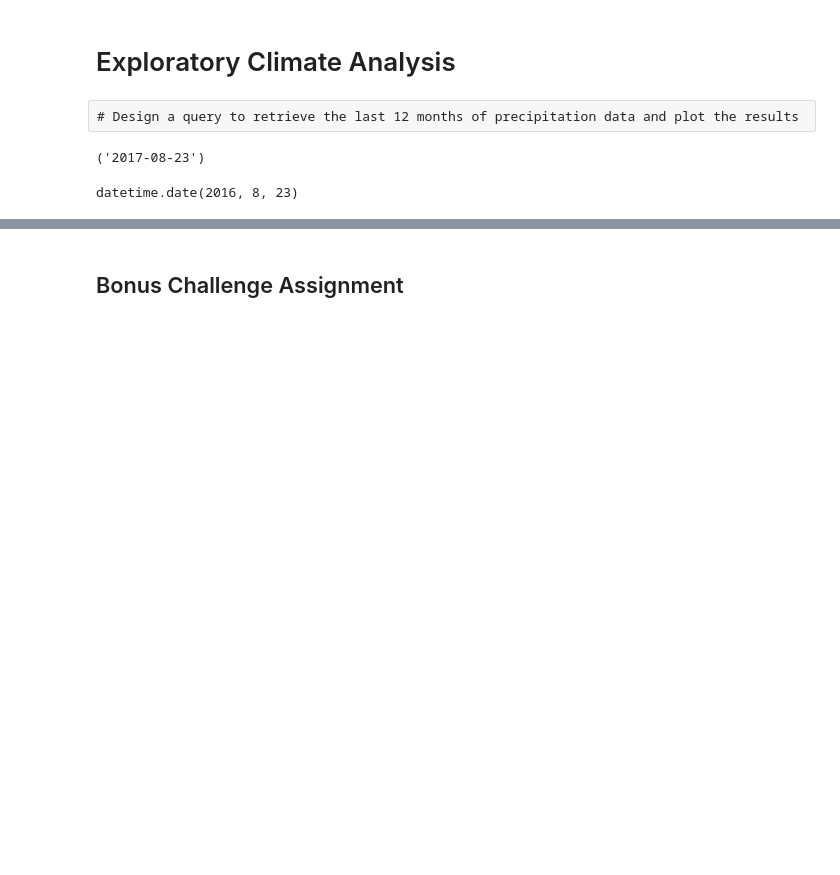
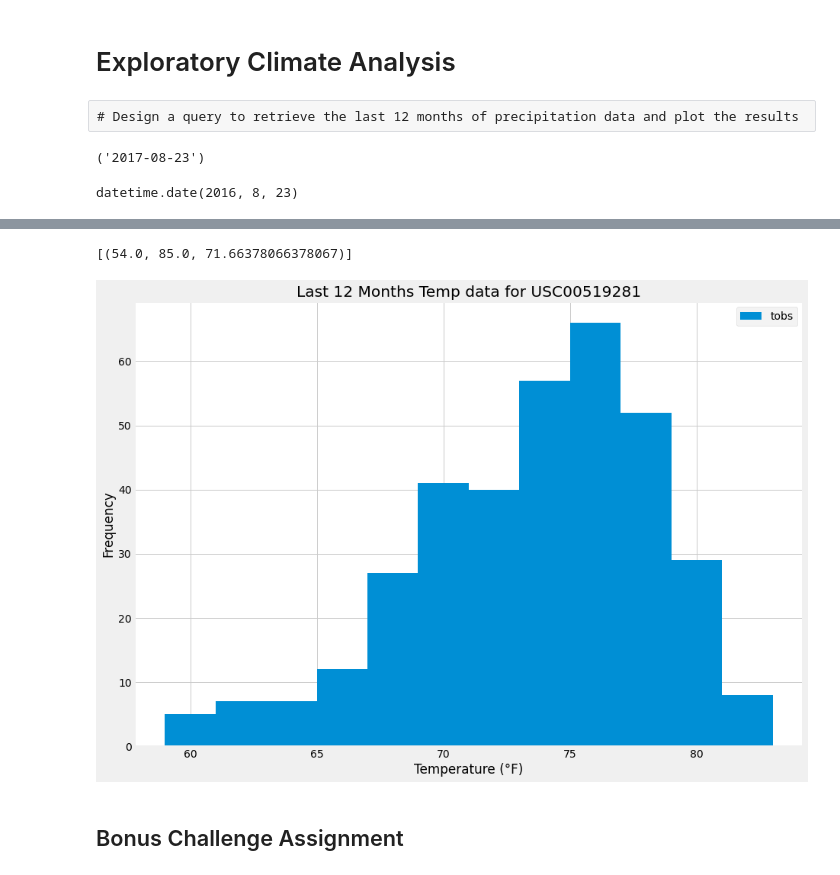
Before and after one commit to jfield24/sqlalchemy-challenge, a Jupyter notebook: climate_starter.ipynb, the cells around one changed output, grey strips where cells are left out. Drawn from its saved outputs; the diff is of its cells as text; code cells hidden in the pictures; blank space fills up the shorter version.

```diff
--- a/climate_starter.ipynb
+++ b/climate_starter.ipynb
@@ -109,9 +151,25 @@ measurements_df
 # %%
 # Using the station id from the previous query, calculate the lowest temperature recorded,
 # highest temperature recorded, and average temperature of the most active station?
+sel = [func.min(Measurement.tobs),func.max(Measurement.tobs),func.avg(Measurement.tobs)]
+mostactivestation = session.query(*sel).\
+                    filter(Measurement.station == 'USC00519281').all()
+mostactivestation
+# %% [output]
+[(54.0, 85.0, 71.66378066378067)]
 # %%
-# Choose the station with the highest number of temperature observations.
+# Choose the station with the highest number of temperature observations - we know this from the most active station question
+highest_station =  session.query(Measurement.date,Measurement.tobs).\
+                    filter(Measurement.station == 'USC00519281').\
+                    filter(Measurement.date > one_year_ago).all()
 # Query the last 12 months of temperature observation data for this station and plot the results as a histogram
+highest_df = pd.DataFrame(highest_station)
+ax = highest_df.plot(kind="hist", bins=12, title="Last 12 Months Temp data for USC00519281", figsize=(14,10))
+ax.set_xlabel("Temperature (°F)")
+ax.set_facecolor("white")
+plt.show()
+# %% [output]
+[figure, added]
 # %% [markdown]
 ## Bonus Challenge Assignment
 # %%
```
Also changed, not shown: parts of 7 cells of this notebook.
